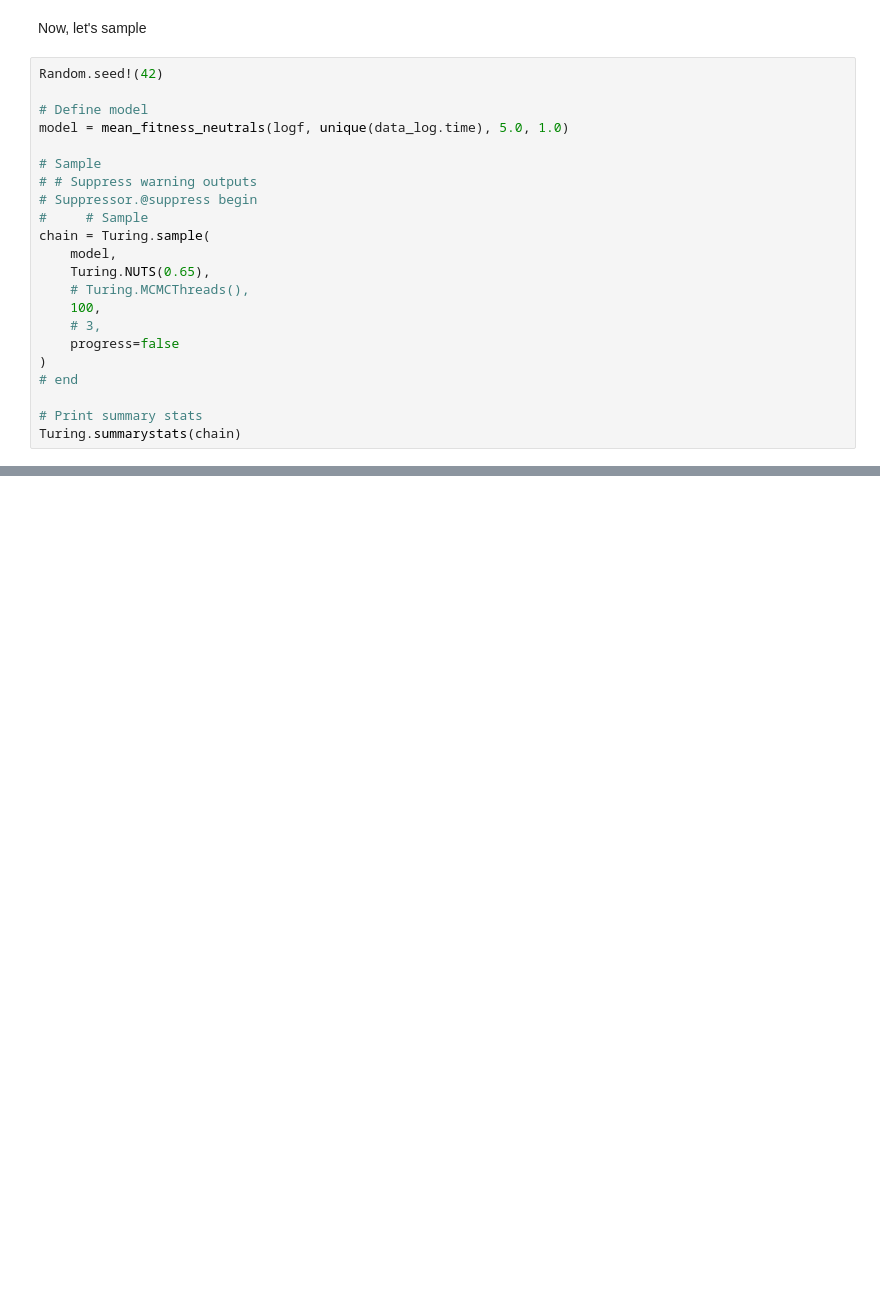
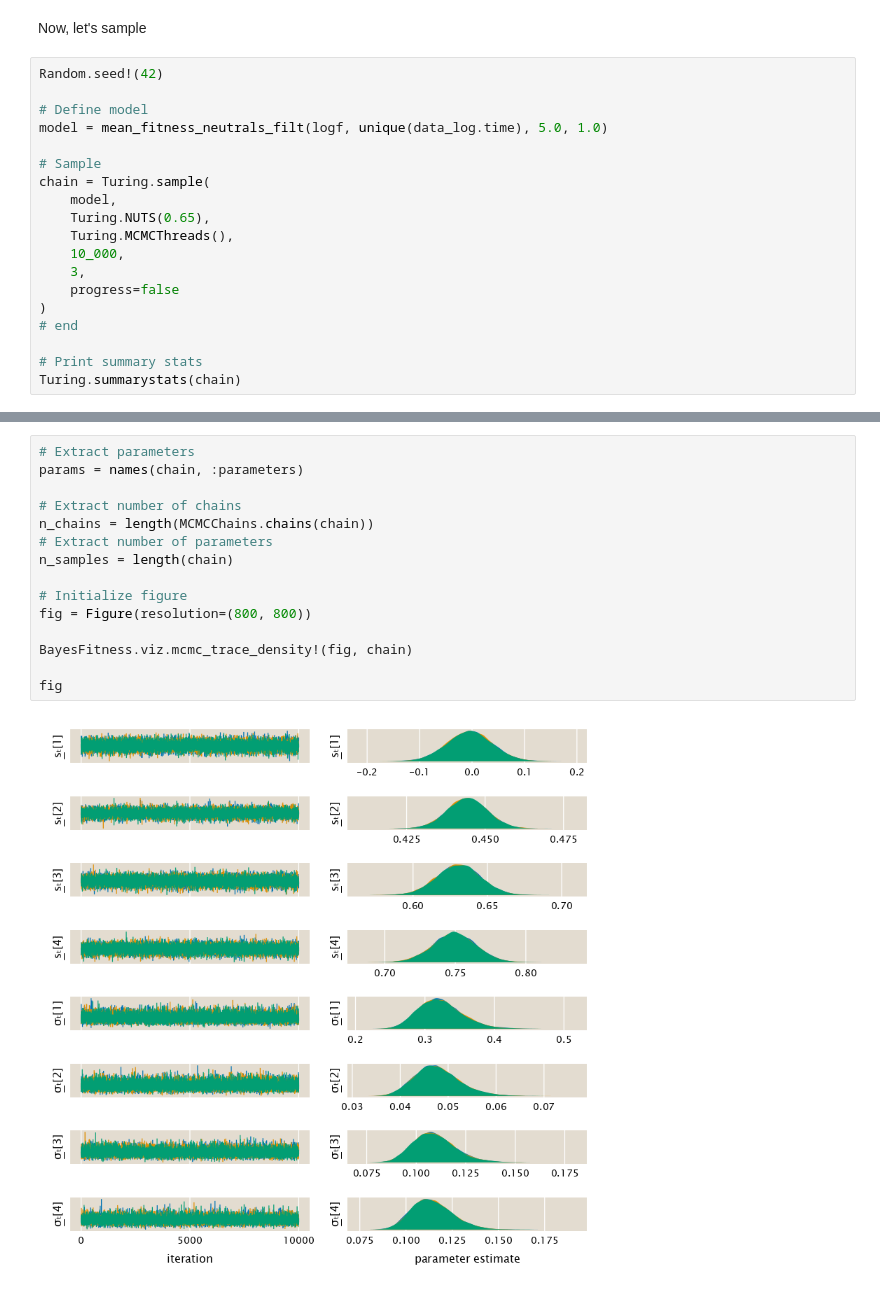
Before and after one commit to mrazomej/bayesian_fitness, a Jupyter notebook: code/exploratory/bayesian_mean_fitness.ipynb, the cells around one changed output, grey strips where cells are left out. Saved outputs shown, nothing was run; the diff lists cells and outputs as text; blank space fills up the shorter version.

```diff
--- a/code/exploratory/bayesian_mean_fitness.ipynb
+++ b/code/exploratory/bayesian_mean_fitness.ipynb
@@ -604,18 +657,15 @@ Now, let's sample
 Random.seed!(42)
 
 # Define model
-model = mean_fitness_neutrals(logf, unique(data_log.time), 5.0, 1.0)
+model = mean_fitness_neutrals_filt(logf, unique(data_log.time), 5.0, 1.0)
 
 # Sample
-# # Suppress warning outputs
-# Suppressor.@suppress begin
-#     # Sample
 chain = Turing.sample(
     model,
     Turing.NUTS(0.65),
-    # Turing.MCMCThreads(),
-    100,
-    # 3,
+    Turing.MCMCThreads(),
+    10_000,
+    3,
     progress=false
 )
 # end
@@ -626,0 +691,17 @@ InterruptException: InterruptException:
+# %%
+# Extract parameters
+params = names(chain, :parameters)
+
+# Extract number of chains
+n_chains = length(MCMCChains.chains(chain))
+# Extract number of parameters
+n_samples = length(chain)
+
+# Initialize figure
+fig = Figure(resolution=(800, 800))
+
+BayesFitness.viz.mcmc_trace_density!(fig, chain)
+
+fig
+# %% [output]
+[figure, added]
```
Also changed, not shown: parts of 6 cells of this notebook.
